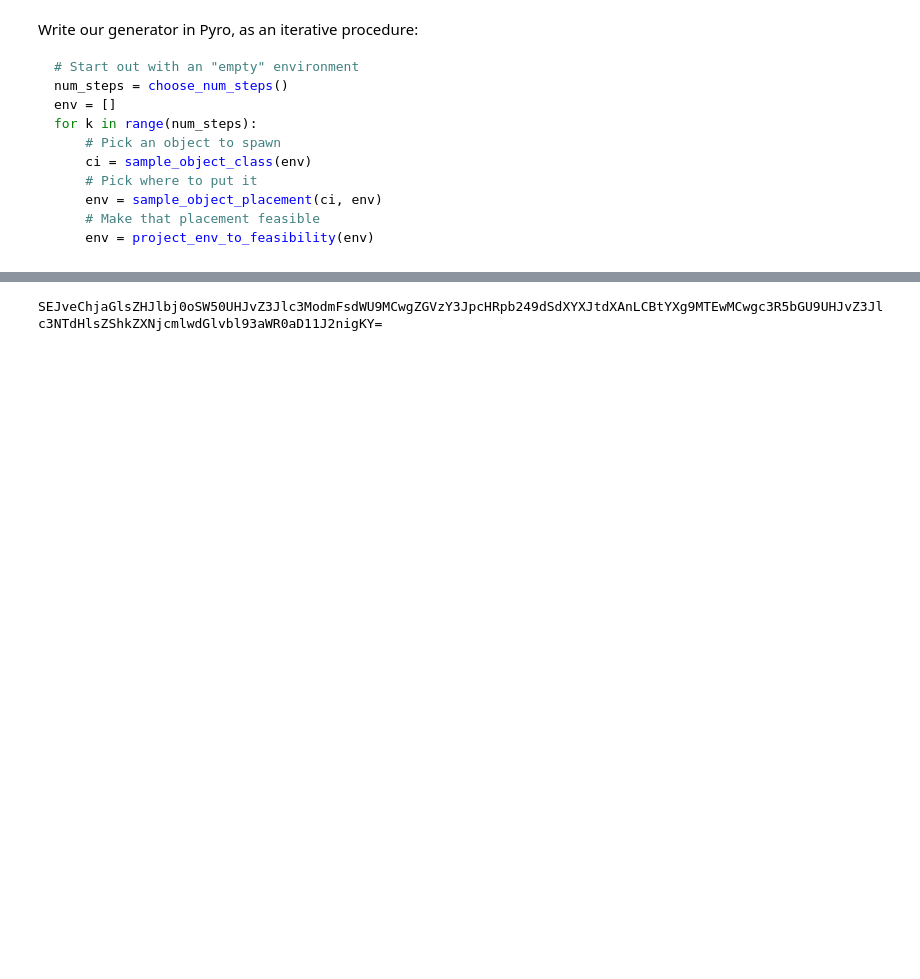
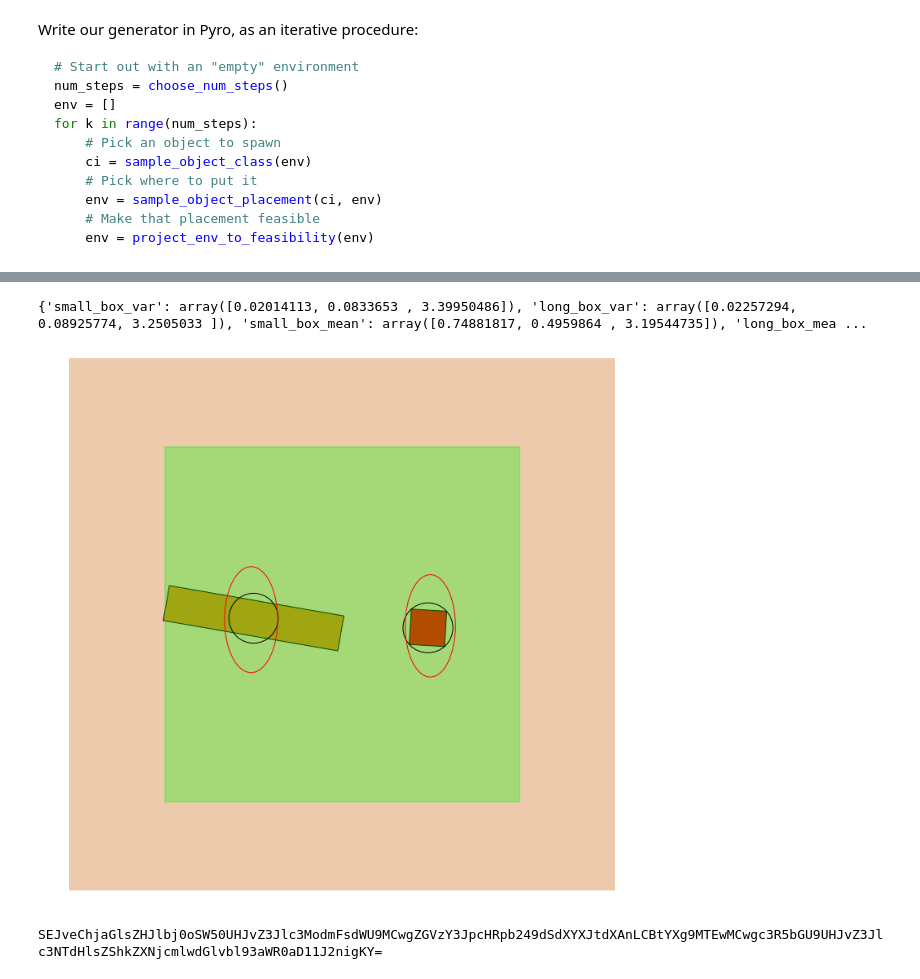
Before and after one commit to gizatt/scene_generation, a Jupyter notebook: 20181216 Planar Scene Arrangements Pyro, Two Object, with Projections.ipynb, the cells around one changed output, grey strips where cells are left out. Cells and saved outputs as stored; diff of their text form; code cells hidden in the pictures; blank space fills up the shorter version.

```diff
--- a/20181216 Planar Scene Arrangements Pyro, Two Object, with Projections.ipynb
+++ b/20181216 Planar Scene Arrangements Pyro, Two Object, with Projections.ipynb
@@ -494,3 +517,52 @@ Selection of environments from prior / generative model
+# %%
+from matplotlib.patches import Ellipse
+plt.figure().set_size_inches(12, 12)
+
+# get all occurances of each object class + get real mean + var
+occurances_by_object = {}
+for n in object_classes:
+    occurances_by_object[n] = []
+for env in environments:
+    for k in range(env["n_objects"]):
+        obj = env["obj_%04d"%k]["class"]
+        occurances_by_object[obj].append(env["obj_%04d"%k]["pose"])
+real_vals = {}
+for n in object_classes:
+    occurances = np.vstack(occurances_by_object[n])
+    real_vals[n + "_mean"] = occurances.mean(axis=0)
+    real_vals[n + "_var"] = np.square(occurances.std(axis=0))
+
+print real_vals
+env = {"n_objects": n_object_classes}
+for k in range(n_object_classes):
+    object_name = object_classes[k]
+    env["obj_%04d" % k] = {"class": object_name, "pose": fit_vals[object_name + "_mean"]}
+# One object of each class, right at its mean
+draw_environment(env, plt.gca())
+# And draw ellipses
+for k in range(n_object_classes):
+    object_name = object_classes[k]
+    var = fit_vals[object_name + "_var"]
+    mean = fit_vals[object_name + "_mean"]
+    lambda_ = np.sqrt(var)
+    ell = Ellipse(xy=mean[0:2],
+                  width=lambda_[0], height=lambda_[1],
+                  color='black')
+    ell.set_facecolor('none')
+    plt.gca().add_artist(ell)
+
+    var = real_vals[object_name + "_var"]
+    mean = real_vals[object_name + "_mean"]
+    lambda_ = np.sqrt(var)
+    ell = Ellipse(xy=mean[0:2],
+                  width=lambda_[0], height=lambda_[1],
+                  color='red')
+    ell.set_facecolor('none')
+    plt.gca().add_artist(ell)
+plt.show()
+# %% [output]
+{'small_box_var': array([0.02014113, 0.0833653 , 3.39950486]), 'long_box_var': array([0.02257294, 0.08925774, 3.2505033 ]), 'small_box_mean': array([0.74881817, 0.4959864 , 3.19544735]), 'long_box_mea ...
+[figure, added]
 # %%
 # MCMC as an alternative inference mechanism
 
```
Also changed, not shown: parts of 8 cells of this notebook, 5 other files.
